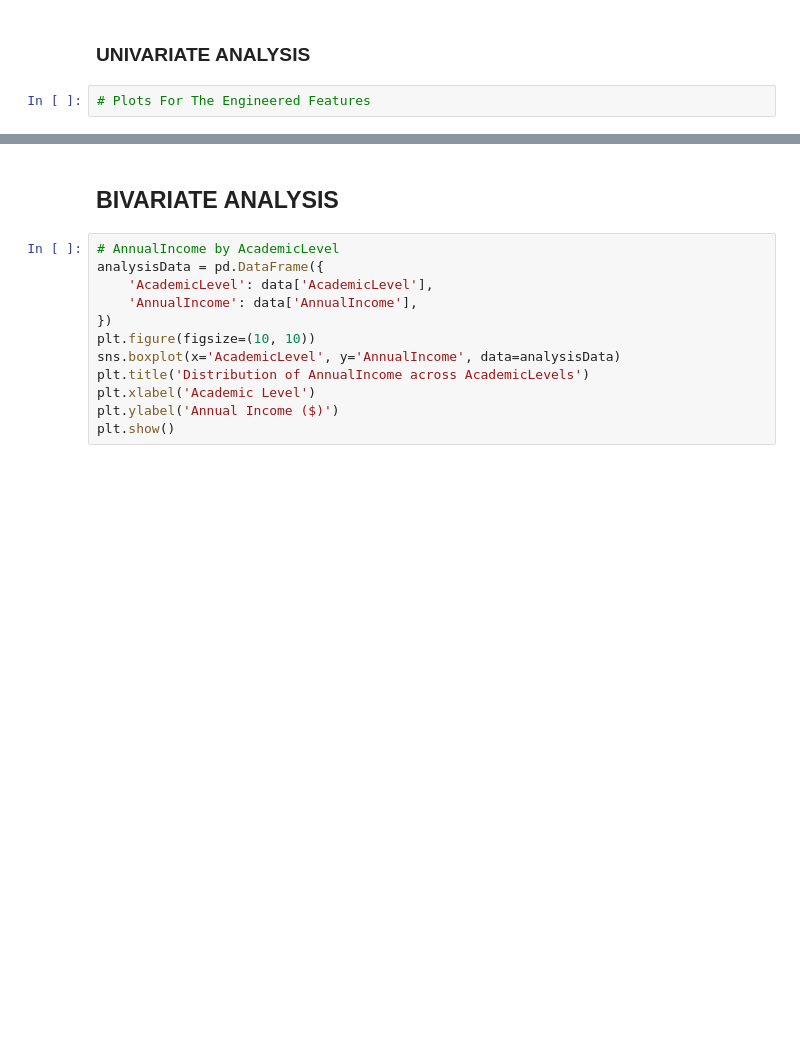
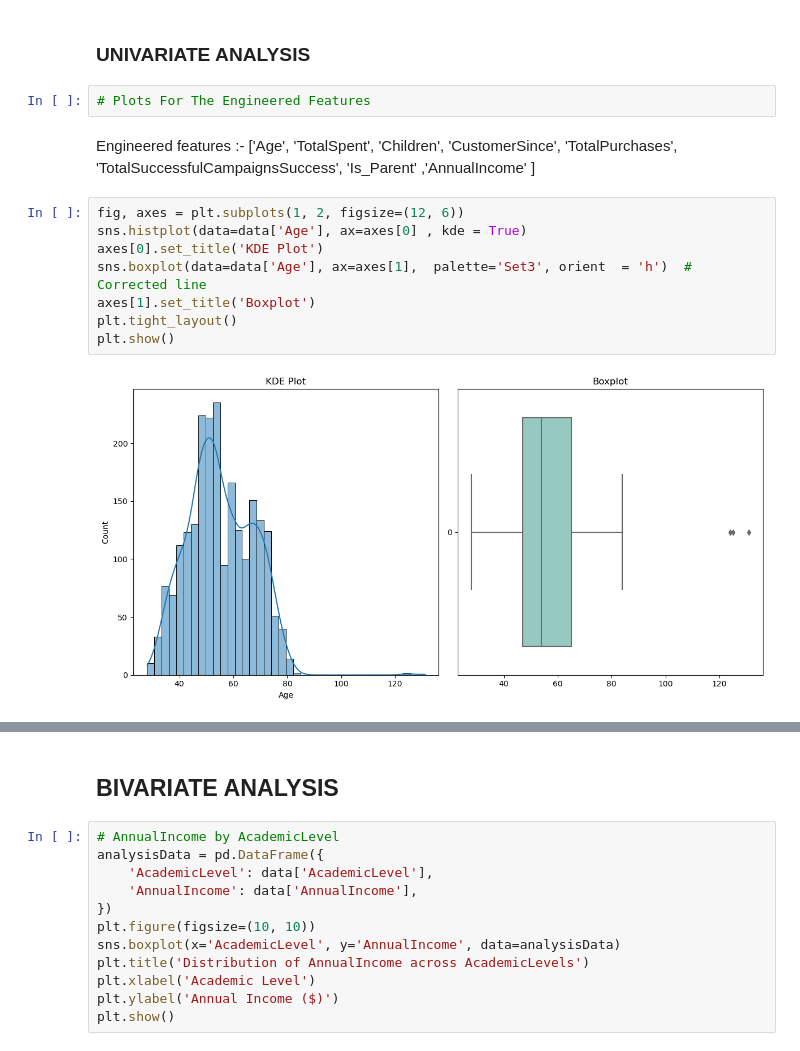
Before and after one commit to OPCODE-Open-Spring-Fest/hidden-consumer-patterns, a Jupyter notebook: notebook.ipynb, the cells around one changed output, grey strips where cells are left out. Cells and saved outputs as stored; diff of their text form; blank space fills up the shorter version.

```diff
--- a/notebook.ipynb
+++ b/notebook.ipynb
@@ -332,3 +334,17 @@ data.head()
 ### UNIVARIATE ANALYSIS
 # %%
 # Plots For The Engineered Features
+# %% [markdown]
+Engineered features  :- ['Age', 'TotalSpent', 'Children',
+       'CustomerSince', 'TotalPurchases', 'TotalSuccessfulCampaignsSuccess',
+       'Is_Parent' ,'AnnualIncome' ]
+# %%
+fig, axes = plt.subplots(1, 2, figsize=(12, 6))
+sns.histplot(data=data['Age'], ax=axes[0] , kde = True)
+axes[0].set_title('KDE Plot')
+sns.boxplot(data=data['Age'], ax=axes[1],  palette='Set3', orient  = 'h')  # Corrected line
+axes[1].set_title('Boxplot')
+plt.tight_layout()
+plt.show()
+# %% [output]
+[figure, added]
```
Also changed, not shown: parts of 24 cells of this notebook.
